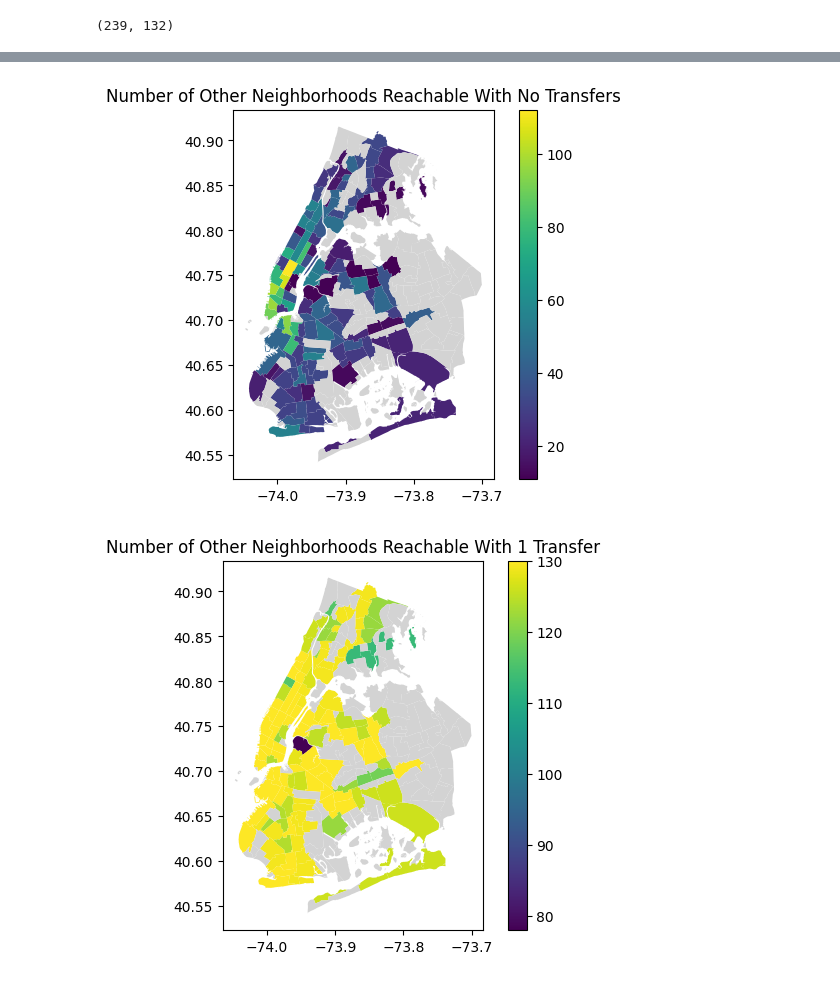
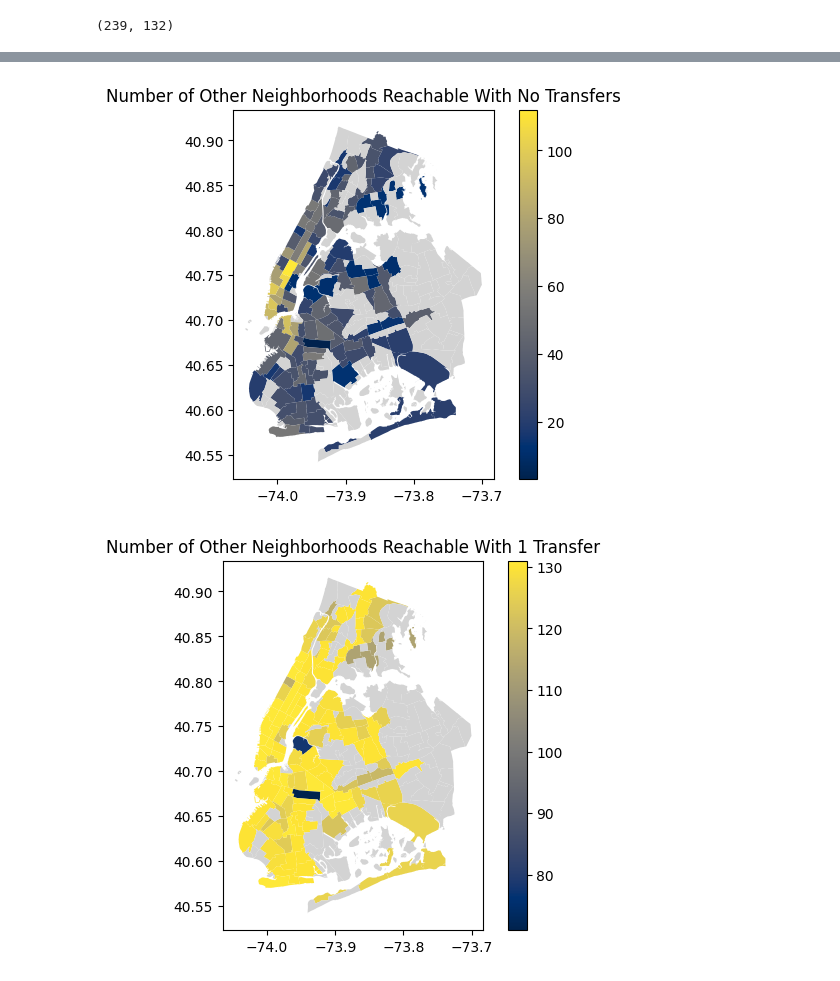
Before and after one commit to yangdanny97/nyc-subway-vis, a Jupyter notebook: Subway Analysis.ipynb, the cells around one changed output, grey strips where cells are left out. Drawn from its saved outputs; the diff is of its cells as text; code cells hidden in the pictures.

```diff
--- a/Subway Analysis.ipynb
+++ b/Subway Analysis.ipynb
@@ -10,6 +10,11 @@ from collections import defaultdict
 import matplotlib.pyplot as plt
 # %%
 stations = pd.read_csv("./subway_stations.csv")
+def remove_shuttle(s):
+    if "S" in s["Daytime Routes"] and s["Borough"] != "Bk":
+        return s["Daytime Routes"].replace("S", "")
+    return s["Daytime Routes"]
+stations["Daytime Routes"] = stations.apply(remove_shuttle, axis=1)
 stations.head()
 # %% [output]
 |  | GTFS Stop ID | Station ID | Complex ID | Division | Line | Stop Name | Borough | Daytime Routes | ... |
@@ -94,7 +99,6 @@ for _, row in stations.iterrows():
 for k in [x for x in complexes]:
     if len(complexes[k]) < 2:
         del complexes[k]
-lines.remove('S')
 # %%
 transfers = defaultdict(lambda: set())
 for l1 in lines:
@@ -110,9 +114,8 @@ def get_single_seat_graph():
     for _, row in filtered_neighborhoods.iterrows():
         lines = lines_in_neighborhood(row)
         for line in lines:
-            if line != 'S':
-                graph.add_edge(row['ntaname'] + "-Source", line, weight=0)
-                graph.add_edge(line, row['ntaname'], weight=0)
+            graph.add_edge(row['ntaname'] + "-Source", line, weight=0)
+            graph.add_edge(line, row['ntaname'], weight=0)
     return graph
 
 def get_transfer_graph():
@@ -167,22 +170,22 @@ neighborhoods.head()
 | 4 | 9982321.61811 | Brooklyn Heights | BK02 Downtown Brooklyn-Fort Green... | 14312.5049112 | Brooklyn | 0 | BK0201 | 3 | 047 | ... |
 # %%
 neighborhoods.plot(column='single_seat_reachable',
-                   cmap='viridis',
+                   cmap='cividis',
                    legend=True,
                    missing_kwds={'color': 'lightgrey'})
 plt.title('Number of Other Neighborhoods Reachable With No Transfers')
 plt.show()
 # %% [output]
-[figure, old version]
+[figure, new version]
 # %%
 neighborhoods.plot(column='one_transfer_reachable',
-                   cmap='viridis',
+                   cmap='cividis',
                    legend=True,
                    missing_kwds={'color': 'lightgrey'})
 plt.title('Number of Other Neighborhoods Reachable With 1 Transfer')
 plt.show()
 # %% [output]
-[figure, old version]
+[figure, new version]
 # %%
 json_data = []
 for _, n in neighborhoods.iterrows():
```
Also changed, not shown: parts of 2 cells of this notebook, 2 other files.
